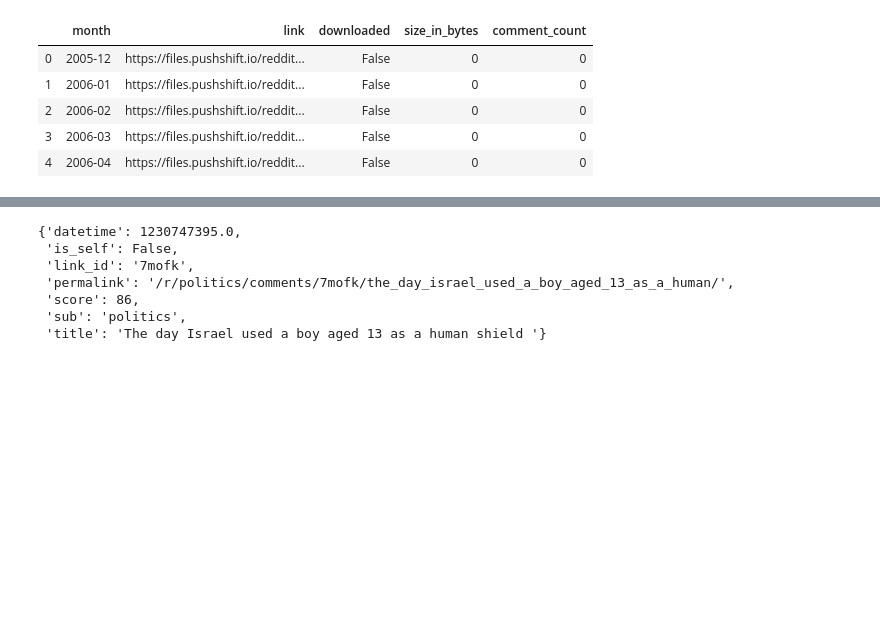
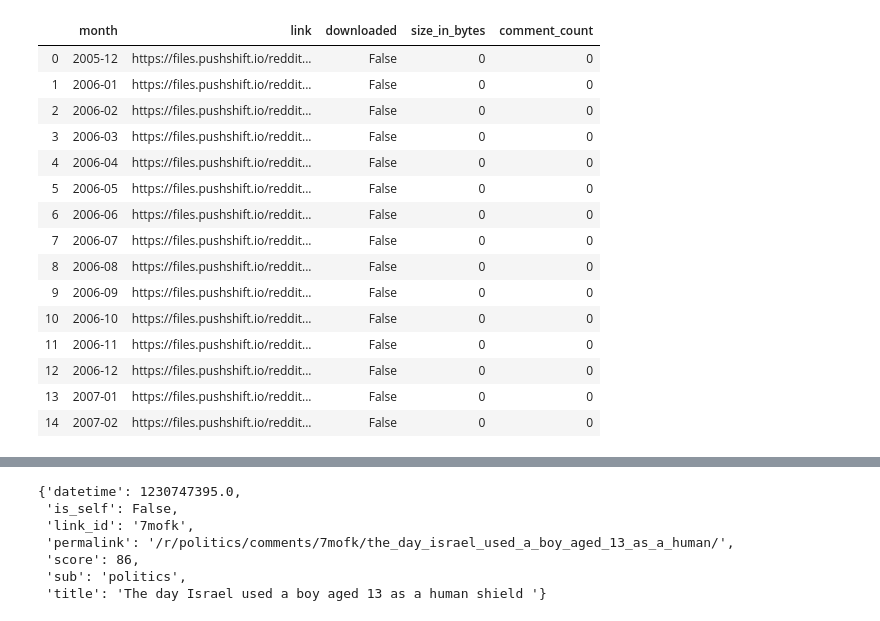
Before and after one commit to AustinPenner/Political-Polarization-on-Reddit, a Jupyter notebook: get_data.ipynb, the cells around one changed output, grey strips where cells are left out. Cells and saved outputs as stored; diff of their text form; code cells hidden in the pictures; blank space fills up the shorter version.

```diff
--- a/get_data.ipynb
+++ b/get_data.ipynb
@@ -49,15 +48,25 @@ links_df.to_csv('comment_files/links_dataframe.csv', index=False)
 # %%
 # Retrieve download links
 
 links_df = pd.read_csv('comment_files/links_dataframe.csv')
-links_df.head()
+links_df.head(15)
 # %% [output]
 |  | month | link | downloaded | size_in_bytes | comment_count |
 | 0 | 2005-12 | https://files.pushshift.io/reddit... | False | 0 | 0 |
 | 1 | 2006-01 | https://files.pushshift.io/reddit... | False | 0 | 0 |
 | 2 | 2006-02 | https://files.pushshift.io/reddit... | False | 0 | 0 |
 | 3 | 2006-03 | https://files.pushshift.io/reddit... | False | 0 | 0 |
 | 4 | 2006-04 | https://files.pushshift.io/reddit... | False | 0 | 0 |
+| 5 | 2006-05 | https://files.pushshift.io/reddit... | False | 0 | 0 |
+| 6 | 2006-06 | https://files.pushshift.io/reddit... | False | 0 | 0 |
+| 7 | 2006-07 | https://files.pushshift.io/reddit... | False | 0 | 0 |
+| 8 | 2006-08 | https://files.pushshift.io/reddit... | False | 0 | 0 |
+| 9 | 2006-09 | https://files.pushshift.io/reddit... | False | 0 | 0 |
+| 10 | 2006-10 | https://files.pushshift.io/reddit... | False | 0 | 0 |
+| 11 | 2006-11 | https://files.pushshift.io/reddit... | False | 0 | 0 |
+| 12 | 2006-12 | https://files.pushshift.io/reddit... | False | 0 | 0 |
+| 13 | 2007-01 | https://files.pushshift.io/reddit... | False | 0 | 0 |
+| 14 | 2007-02 | https://files.pushshift.io/reddit... | False | 0 | 0 |
 # %%
 def download_file(download_url, s3_bucket = None, remove_file=True):
     filename = download_url[download_url.rfind('/') + 1:]
```
Also changed, not shown: parts of 3 cells of this notebook.
